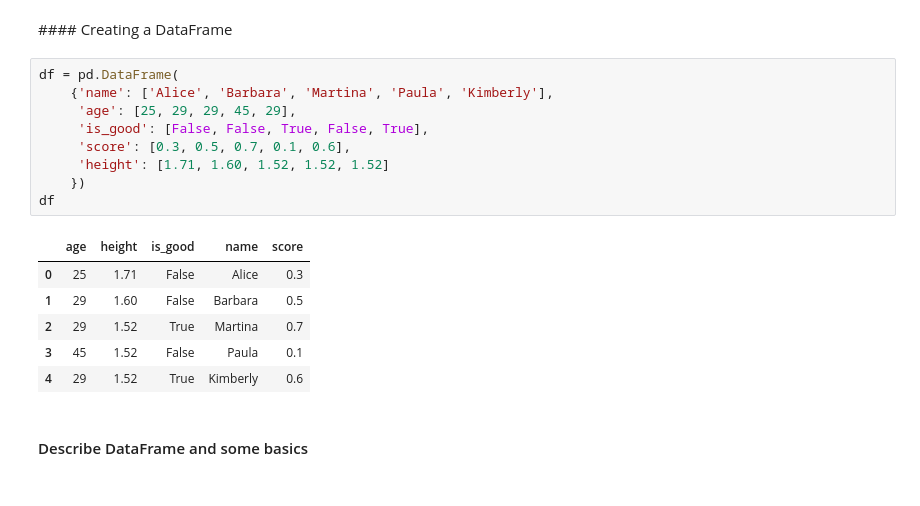
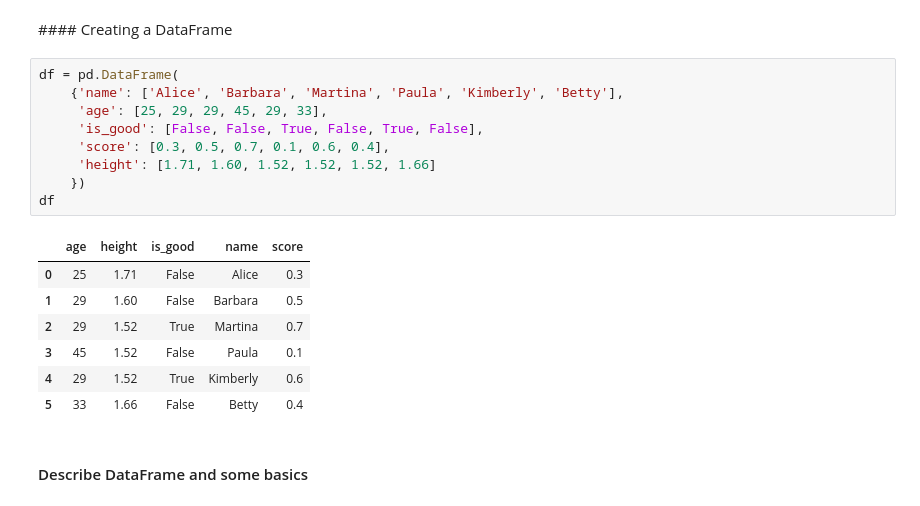
Before and after one commit to martinapugliese/bytemotion-masterclass2016, a Jupyter notebook: Data Manipulation.ipynb, the cells around one changed output. Cells and saved outputs as stored; diff of their text form.

```diff
--- a/Data Manipulation.ipynb
+++ b/Data Manipulation.ipynb
@@ -141,19 +141,20 @@ plt.show()
 #### Creating a DataFrame
 # %%
 df = pd.DataFrame(
-    {'name': ['Alice', 'Barbara', 'Martina', 'Paula', 'Kimberly'],
-     'age': [25, 29, 29, 45, 29],
-     'is_good': [False, False, True, False, True],
-     'score': [0.3, 0.5, 0.7, 0.1, 0.6],
-     'height': [1.71, 1.60, 1.52, 1.52, 1.52]
+    {'name': ['Alice', 'Barbara', 'Martina', 'Paula', 'Kimberly', 'Betty'],
+     'age': [25, 29, 29, 45, 29, 33],
+     'is_good': [False, False, True, False, True, False],
+     'score': [0.3, 0.5, 0.7, 0.1, 0.6, 0.4],
+     'height': [1.71, 1.60, 1.52, 1.52, 1.52, 1.66]
     })
 df
 # %% [output]
 |  | age | height | is_good | name | score |
 | 0 | 25 | 1.71 | False | Alice | 0.3 |
 | 1 | 29 | 1.60 | False | Barbara | 0.5 |
 | 2 | 29 | 1.52 | True | Martina | 0.7 |
 | 3 | 45 | 1.52 | False | Paula | 0.1 |
 | 4 | 29 | 1.52 | True | Kimberly | 0.6 |
+| 5 | 33 | 1.66 | False | Betty | 0.4 |
 # %% [markdown]
 #### Describe DataFrame and some basics
```
Also changed, not shown: parts of 7 cells of this notebook, 4 other files.
